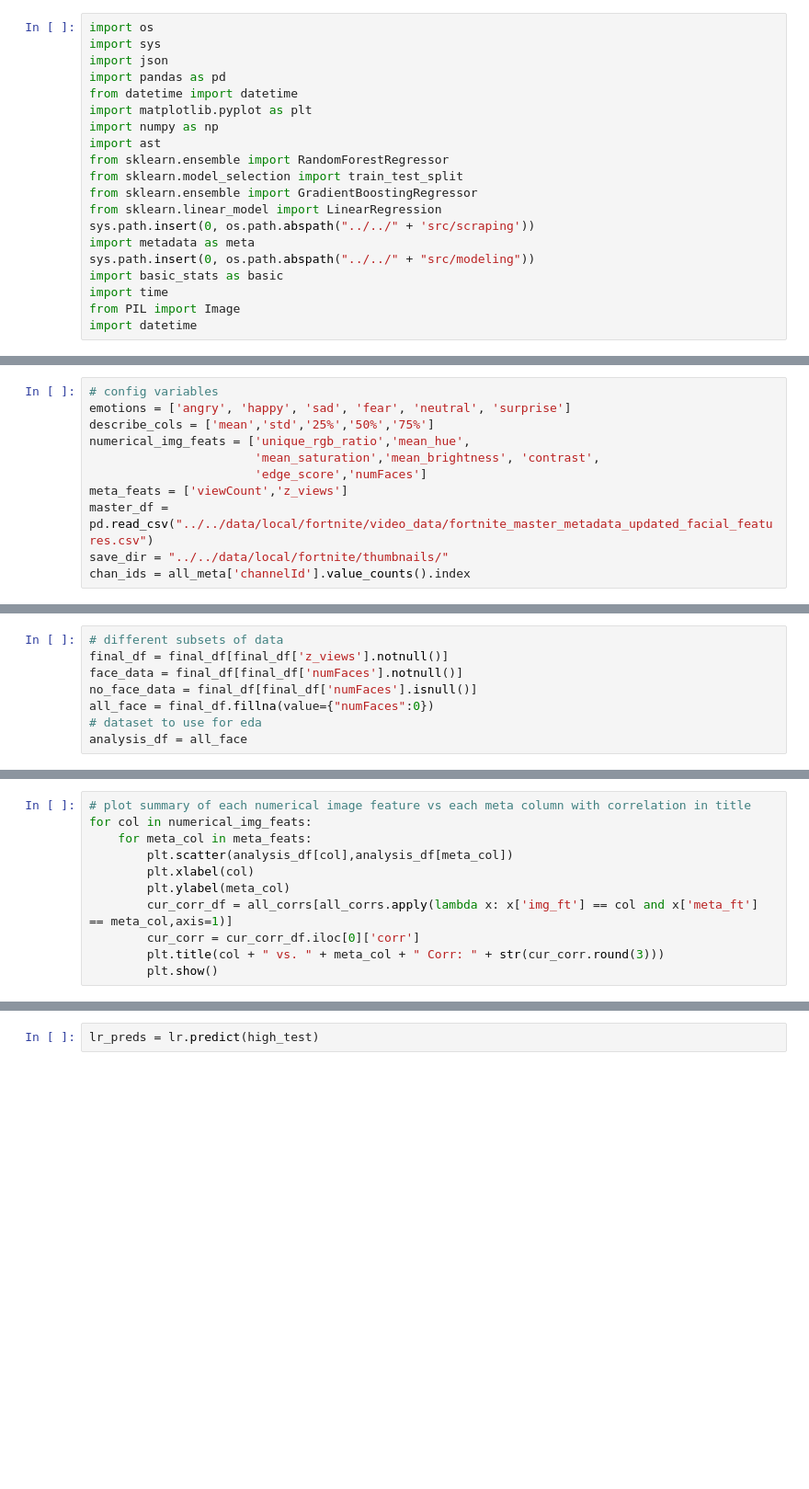
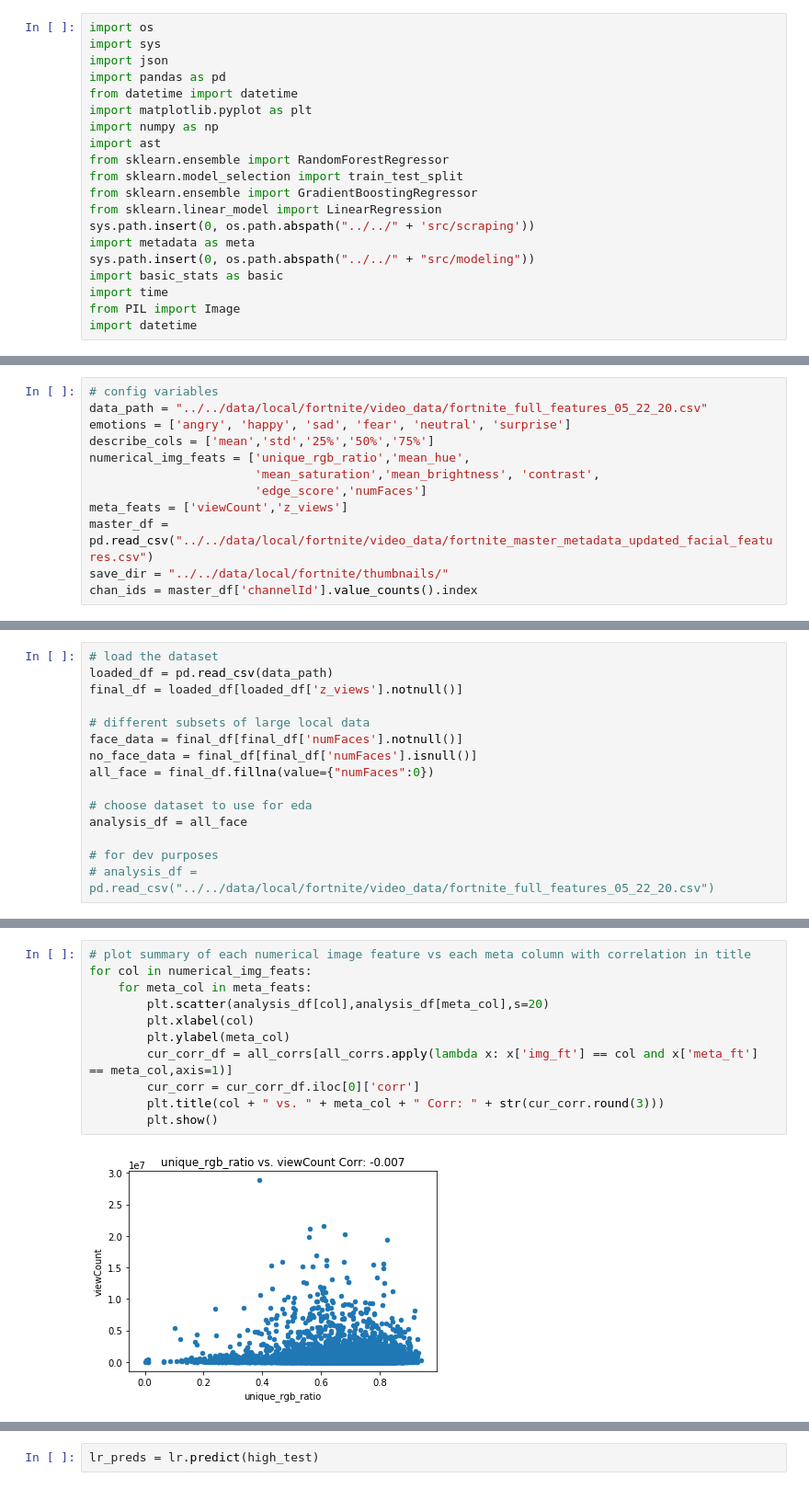
Before and after one commit to codencoding/Red-Means-Go, a Jupyter notebook: notebooks/eda/cwynne_combined_analysis.ipynb, the cells around one changed output, grey strips where cells are left out. Shown at 92% size. Saved outputs shown, nothing was run; the diff lists cells and outputs as text; blank space fills up the shorter version.

```diff
--- a/notebooks/eda/cwynne_combined_analysis.ipynb
+++ b/notebooks/eda/cwynne_combined_analysis.ipynb
@@ -98,6 +79,7 @@ def tune_params(df, c1, c2, meta_col):
     return better_df
 # %%
 # config variables
+data_path = "../../data/local/fortnite/video_data/fortnite_full_features_05_22_20.csv"
 emotions = ['angry', 'happy', 'sad', 'fear', 'neutral', 'surprise']
 describe_cols = ['mean','std','25%','50%','75%']
 numerical_img_feats = ['unique_rgb_ratio','mean_hue',
@@ -106,4 +88,4 @@ numerical_img_feats = ['unique_rgb_ratio','mean_hue',
 meta_feats = ['viewCount','z_views']
 master_df = pd.read_csv("../../data/local/fortnite/video_data/fortnite_master_metadata_updated_facial_features.csv")
 save_dir = "../../data/local/fortnite/thumbnails/"
-chan_ids = all_meta['channelId'].value_counts().index
+chan_ids = master_df['channelId'].value_counts().index
@@ -113,11 +92,18 @@ final_df = get_all_thumbnails(save_dir, chan_ids, master_df)
 # %%
-# different subsets of data
-final_df = final_df[final_df['z_views'].notnull()]
+# load the dataset
+loaded_df = pd.read_csv(data_path)
+final_df = loaded_df[loaded_df['z_views'].notnull()]
+
+# different subsets of large local data
 face_data = final_df[final_df['numFaces'].notnull()]
 no_face_data = final_df[final_df['numFaces'].isnull()]
 all_face = final_df.fillna(value={"numFaces":0})
-# dataset to use for eda
+
+# choose dataset to use for eda
 analysis_df = all_face
+
+# for dev purposes
+# analysis_df = pd.read_csv("../../data/local/fortnite/video_data/fortnite_full_features_05_22_20.csv")
 # %%
 # emotion stats for each descriptive stat for each meta column
 plt.rcParams['figure.figsize'] = [6, 4]
@@ -142,11 +156,13 @@ all_corrs
 # %%
 # plot summary of each numerical image feature vs each meta column with correlation in title
 for col in numerical_img_feats:
     for meta_col in meta_feats:
-        plt.scatter(analysis_df[col],analysis_df[meta_col])
+        plt.scatter(analysis_df[col],analysis_df[meta_col],s=20)
         plt.xlabel(col)
         plt.ylabel(meta_col)
         cur_corr_df = all_corrs[all_corrs.apply(lambda x: x['img_ft'] == col and x['meta_ft'] == meta_col,axis=1)]
         cur_corr = cur_corr_df.iloc[0]['corr']
         plt.title(col + " vs. " + meta_col + " Corr: " + str(cur_corr.round(3)))
         plt.show()
+# %% [output]
+[figure, added]
```
Also changed, not shown: parts of 18 cells of this notebook, 2 other files.
